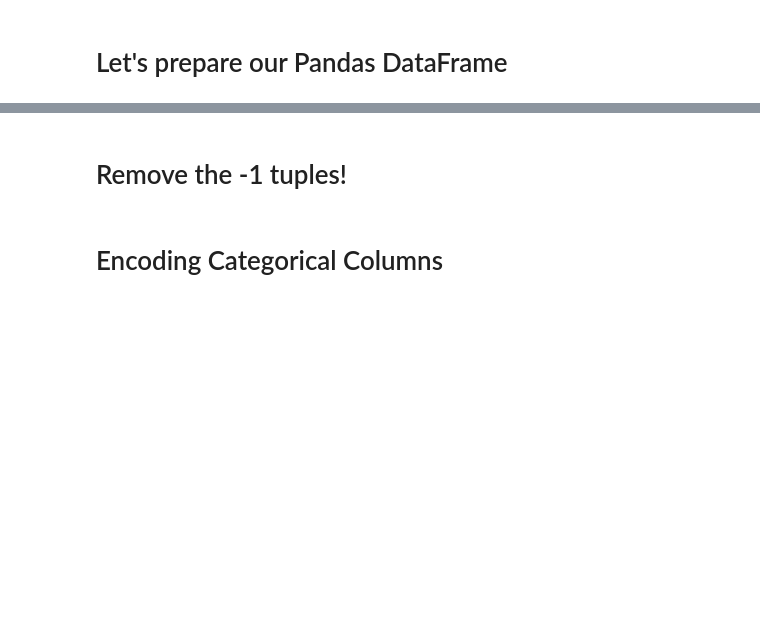
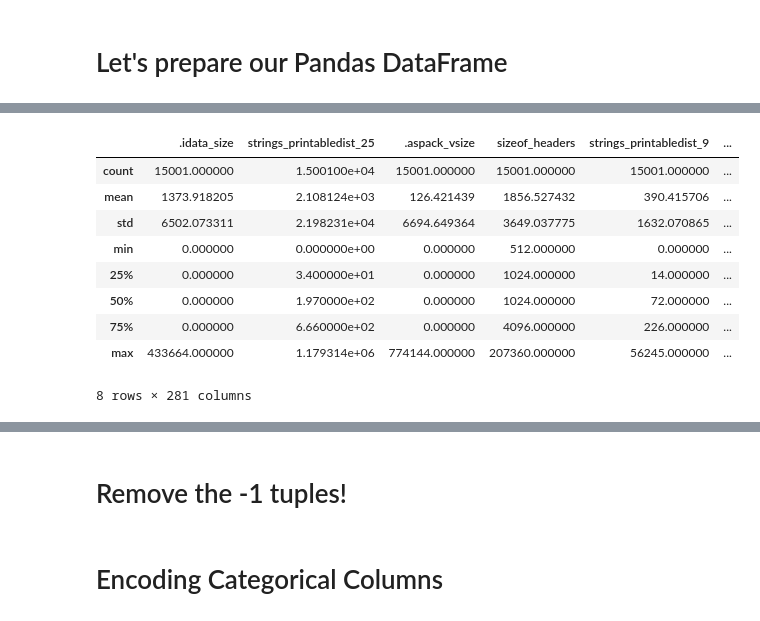
Before and after one commit to aymanreda56/Vigil-Anti, a Jupyter notebook: Source/EXEs/eda.ipynb, the cells around one changed output, grey strips where cells are left out. Drawn from its saved outputs; the diff is of its cells as text; code cells hidden in the pictures; blank space fills up the shorter version.

```diff
--- a/Source/EXEs/eda.ipynb
+++ b/Source/EXEs/eda.ipynb
@@ -15,8 +15,8 @@ with open(json_file, 'r') as f:
 
 DataSet = []
 for i,ds in enumerate(json_ds_list):
-    #if( i > 12000):
-    #    break
+    if( i > 15000):
+        break
     DataSet.append(json.loads(ds))
 
 # to free some of the precious memory
@@ -209,3 +178,39 @@ df.describe()
+# %%
+# Just make a very big dictionary by joining keys together
+# then just casting this very big dictionary to a very big dataframe :)
+
+all_keys = set().union(*new_Dataset)
+
+merged_dict = {}
+
+for d in tqdm(new_Dataset, desc="contructing a very big Dictionary"):
+    for key in all_keys:
+        if key in d.keys():
+            if key in merged_dict:
+                merged_dict[key].append(d[key])
+            else:
+                merged_dict[key] = [d[key]]
+        else:
+            if key not in merged_dict:
+                merged_dict[key] = []
+
+df = pd.DataFrame().from_dict(merged_dict, orient='index').transpose()
+
+
+df.fillna(0, inplace=True)
+df.to_csv('Dataset.csv')
+df.describe()
+# %% [output]
+|  | .idata_size | strings_printabledist_25 | .aspack_vsize | sizeof_headers | strings_printabledist_9 | ... |
+| count | 15001.000000 | 1.500100e+04 | 15001.000000 | 15001.000000 | 15001.000000 | ... |
+| mean | 1373.918205 | 2.108124e+03 | 126.421439 | 1856.527432 | 390.415706 | ... |
+| std | 6502.073311 | 2.198231e+04 | 6694.649364 | 3649.037775 | 1632.070865 | ... |
+| min | 0.000000 | 0.000000e+00 | 0.000000 | 512.000000 | 0.000000 | ... |
+| 25% | 0.000000 | 3.400000e+01 | 0.000000 | 1024.000000 | 14.000000 | ... |
+| 50% | 0.000000 | 1.970000e+02 | 0.000000 | 1024.000000 | 72.000000 | ... |
+| 75% | 0.000000 | 6.660000e+02 | 0.000000 | 4096.000000 | 226.000000 | ... |
+| max | 433664.000000 | 1.179314e+06 | 774144.000000 | 207360.000000 | 56245.000000 | ... |
+8 rows × 281 columns
 # %%
 
 
```
Also changed, not shown: parts of 8 cells of this notebook, 8 other files.
